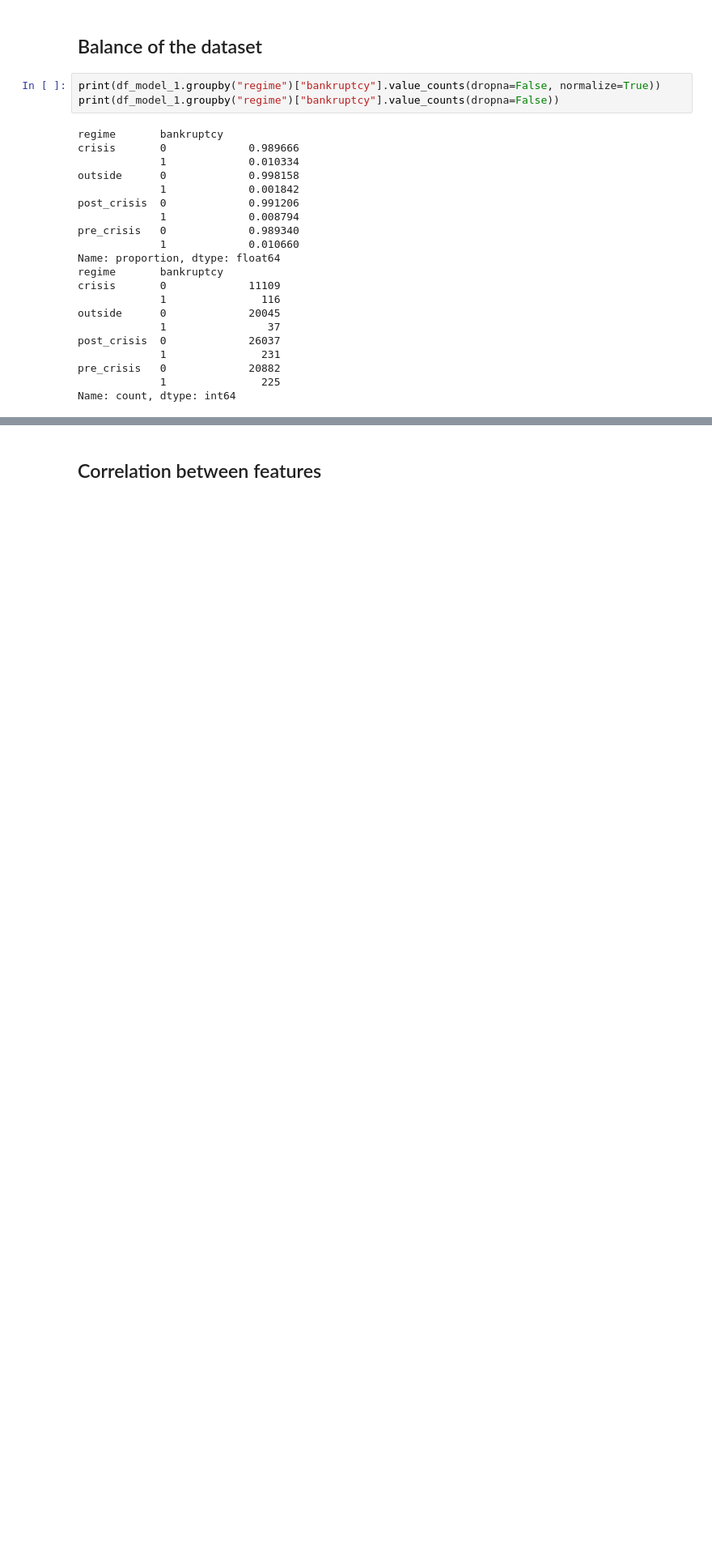
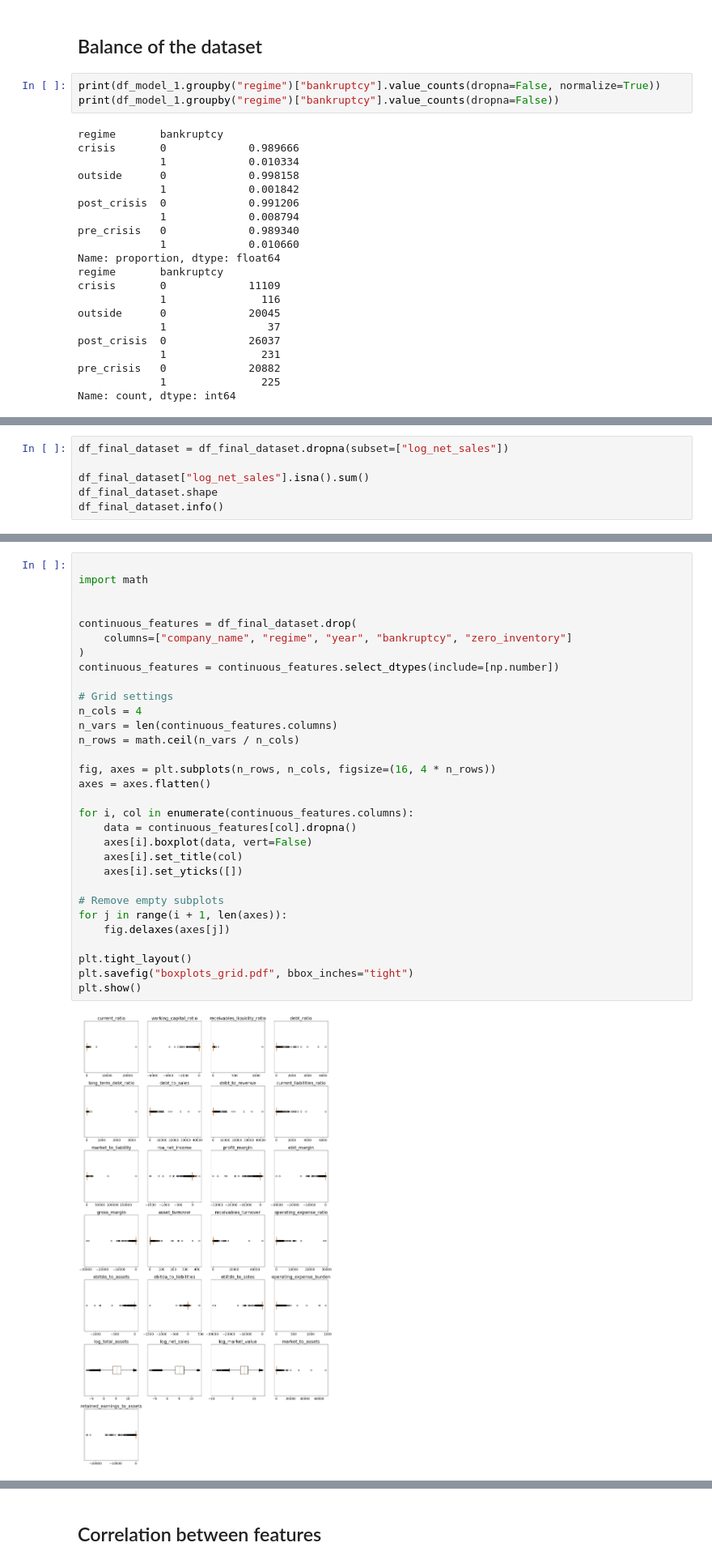
Before and after one commit to jonasstuds-gaard/master-thesis, a Jupyter notebook: Master Thesis/test.ipynb, the cells around one changed output, grey strips where cells are left out. Shown at 81% size. Cells and saved outputs as stored; diff of their text form; blank space fills up the shorter version.

```diff
--- a/Master Thesis/test.ipynb
+++ b/Master Thesis/test.ipynb
@@ -227,0 +341,6 @@ Name: count, dtype: int64
+# %%
+df_final_dataset = df_final_dataset.dropna(subset=["log_net_sales"])
+
+df_final_dataset["log_net_sales"].isna().sum()
+df_final_dataset.shape
+df_final_dataset.info()
@@ -227,0 +387,33 @@ Name: count, dtype: int64
+# %%
+
+import math
+
+
+continuous_features = df_final_dataset.drop(
+    columns=["company_name", "regime", "year", "bankruptcy", "zero_inventory"]
+)
+continuous_features = continuous_features.select_dtypes(include=[np.number])
+
+# Grid settings
+n_cols = 4
+n_vars = len(continuous_features.columns)
+n_rows = math.ceil(n_vars / n_cols)
+
+fig, axes = plt.subplots(n_rows, n_cols, figsize=(16, 4 * n_rows))
+axes = axes.flatten()
+
+for i, col in enumerate(continuous_features.columns):
+    data = continuous_features[col].dropna()
+    axes[i].boxplot(data, vert=False)
+    axes[i].set_title(col)
+    axes[i].set_yticks([])
+
+# Remove empty subplots
+for j in range(i + 1, len(axes)):
+    fig.delaxes(axes[j])
+
+plt.tight_layout()
+plt.savefig("boxplots_grid.pdf", bbox_inches="tight")
+plt.show()
+# %% [output]
+[figure, added]
```
Also changed, not shown: parts of 17 cells of this notebook, 5 other files.
